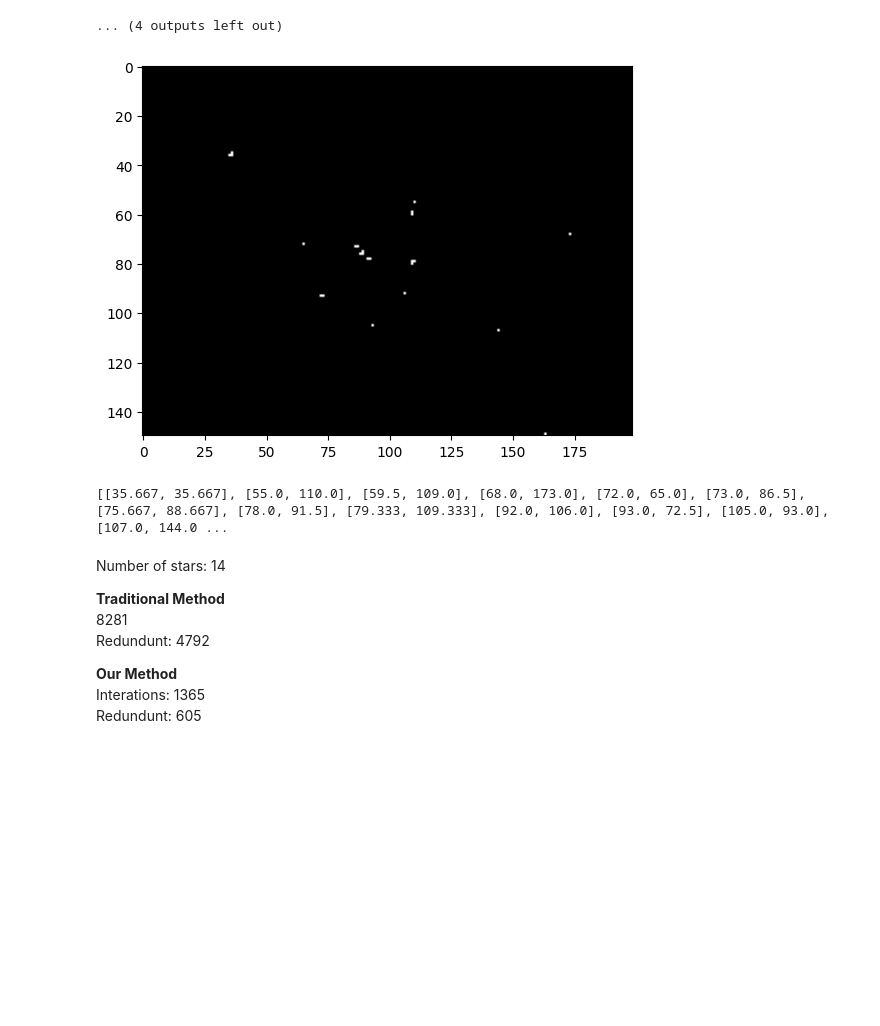
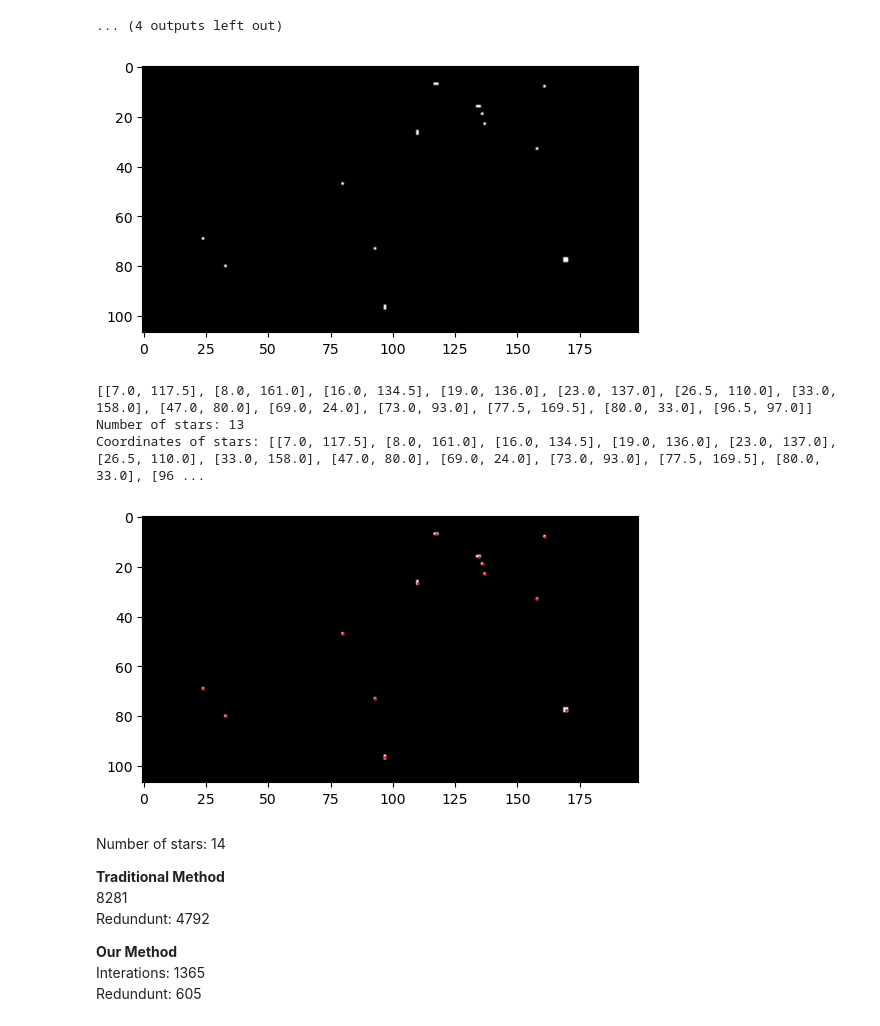
Before and after one commit to adithya-ananth/Star-Pattern-Recognition, a Jupyter notebook: Extracting_Coordinates/star_processing.ipynb, the cells around one changed output. Cells and saved outputs as stored; diff of their text form; code cells hidden in the pictures; blank space fills up the shorter version.

```diff
--- a/Extracting_Coordinates/star_processing.ipynb
+++ b/Extracting_Coordinates/star_processing.ipynb
@@ -434,46 +434,50 @@ Coordinates of stars: [[19.0, 143.0], [60.0, 136.0], [70.0, 61.0], [79.0, 132.0]
 # %%
 # Change of Basis:
 
-img = pranav_camera('skyimages/image2.jpg')
+img = pranav_camera('skyimages/image5.jpg')
 plt.imshow(img, cmap='gray')
 plt.show()
 coord = get_stars(copy.deepcopy(img))
 # for c in coord: print(c); print('-----------------')
 print(coord)
+plot_stars(img)
 # # choose top 3 bright and close stars and store them as c0, cx, cy
 # # c0,c1,c2 = sorted(coord, key=lambda x: x[2] * (x[0] + x[1] + x[2]), reverse=True)[:3]
 
 # c0,c1,c2 = rr.choices(coord, k=3)
 
 # # Chaneg the basis with c0 as the origin, cx as the x-axis and cy as the y-axis
 
 # plt.imshow(img, cmap='gray')
 # plt.scatter(c0[1], c0[0], c='red', s = 10, label='origin')
 # plt.scatter(c1[1], c1[0], c='blue', s = 10, label='(1,0)')
 # plt.scatter(c2[1], c2[0], c='green', s = 10, label='(0,1)')
 # plt.legend()
 # # Join the origin with the other two points with arrows
 # plt.arrow(c0[1], c0[0], c1[1] - c0[1], c1[0] - c0[0], head_width=3, head_length=3, fc='blue', ec='blue')
 # plt.arrow(c0[1], c0[0], c2[1] - c0[1], c2[0] - c0[0], head_width=3, head_length=3, fc='green', ec='green')
 
 # plt.show()
 # import numpy as np
 # coord = np.array(coord)
 # coord = coord[:, :2]
 # # for c in coord: print(c)
 # print(coord)
 # coord = coord - c0[:2]
 # # c0 = c0[:2] - c0[:2]; c1 = c1[:2] - c0[:2]; c2 = c2[:2] - c0[:2]
 # basis = np.array([c1, c2])
 # print(coord)
 # # new_coord2 =np.matmul(np.linalg.inv(basis), coord.T).T
 # new_coord =np.matmul(coord, np.linalg.inv(basis))
 # # print(new_coord2, np.allclose(new_coord, new_coord2))
 # print(new_coord)
 # # coord
 # %% [output]
-[figure, old version]
+[figure, new version]
-[[35.667, 35.667], [55.0, 110.0], [59.5, 109.0], [68.0, 173.0], [72.0, 65.0], [73.0, 86.5], [75.667, 88.667], [78.0, 91.5], [79.333, 109.333], [92.0, 106.0], [93.0, 72.5], [105.0, 93.0], [107.0, 144.0 ...
+[[7.0, 117.5], [8.0, 161.0], [16.0, 134.5], [19.0, 136.0], [23.0, 137.0], [26.5, 110.0], [33.0, 158.0], [47.0, 80.0], [69.0, 24.0], [73.0, 93.0], [77.5, 169.5], [80.0, 33.0], [96.5, 97.0]]
+Number of stars: 13
+Coordinates of stars: [[7.0, 117.5], [8.0, 161.0], [16.0, 134.5], [19.0, 136.0], [23.0, 137.0], [26.5, 110.0], [33.0, 158.0], [47.0, 80.0], [69.0, 24.0], [73.0, 93.0], [77.5, 169.5], [80.0, 33.0], [96 ...
+[figure, added]
 # %% [markdown]
 Number of stars: 14
 
```
Also changed, not shown: parts of 5 cells of this notebook, 1 other file.
